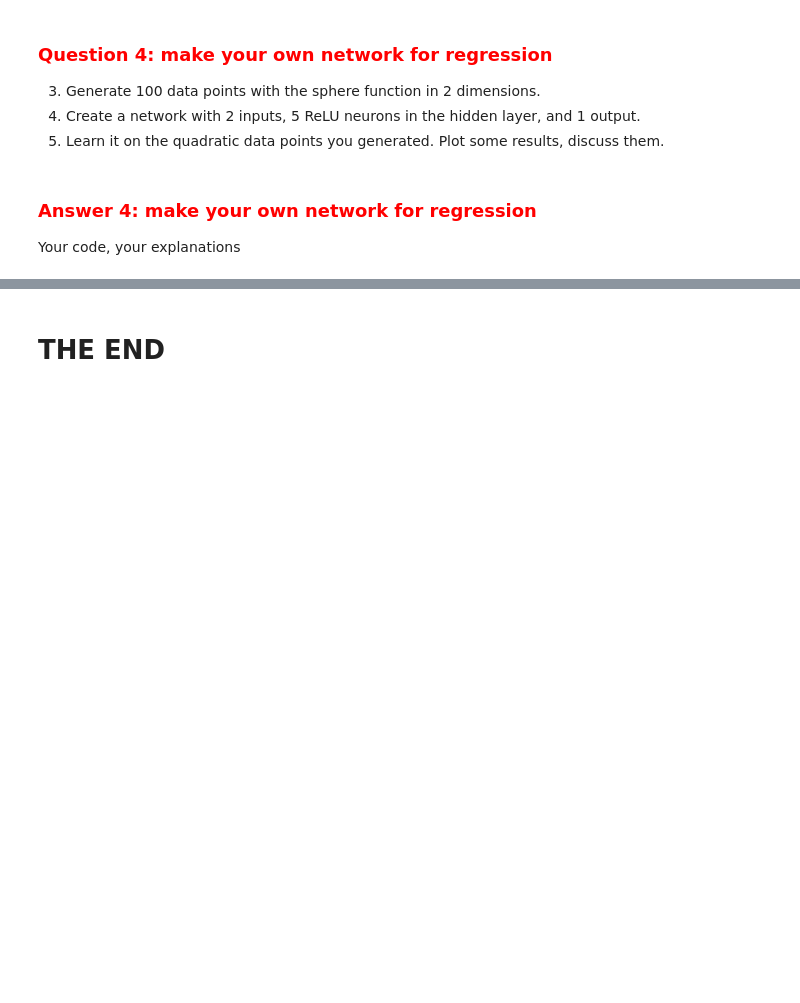
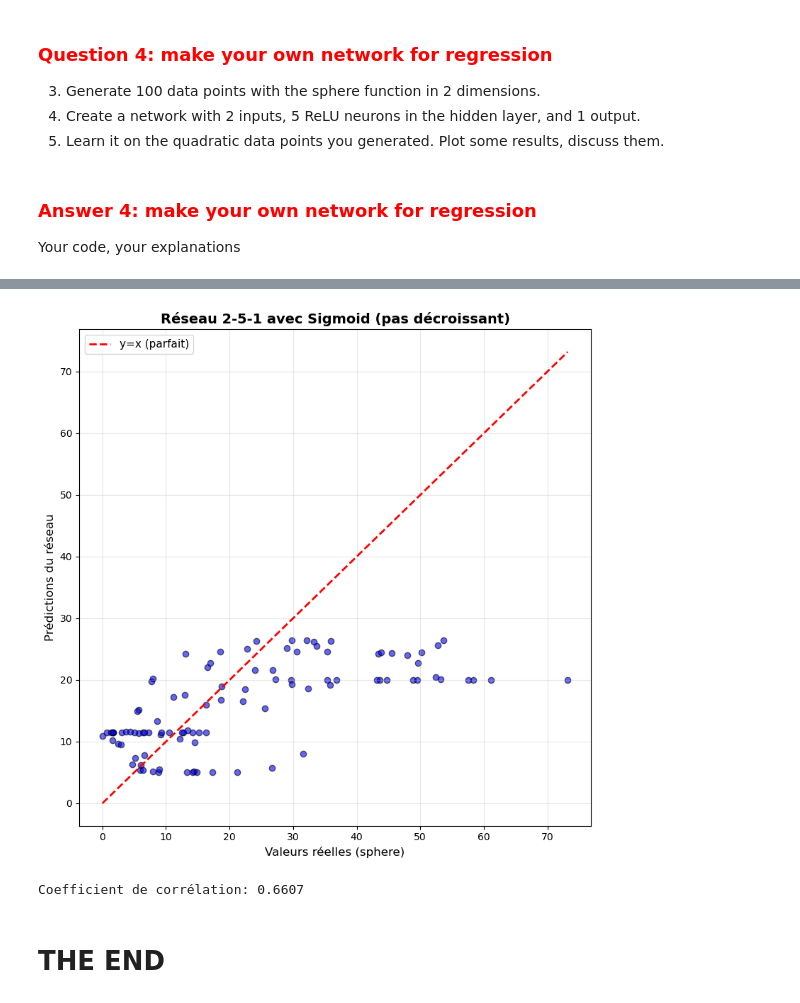
Before and after one commit to ouad002/gradient_descent_percepetron, a Jupyter notebook: NN_regression.ipynb, the cells around one changed output, grey strips where cells are left out. Saved outputs shown, nothing was run; the diff lists cells and outputs as text; code cells hidden in the pictures; blank space fills up the shorter version.

```diff
--- a/NN_regression.ipynb
+++ b/NN_regression.ipynb
@@ -284,2 +538,31 @@ Your code, your explanations
+# %%
+## 8. Visualisation des prédictions (meilleur résultat sigmoid)
+
+# Utiliser le meilleur réseau (sigmoid avec décroissance)
+used_activation = [sigmoid, linear]
+weights_best = vector_to_weights(res_sigmoid_decay["x_best"], used_network_structure)
+predicted_output = forward_propagation(
+    used_data["data"],
+    weights_best,
+    used_activation
+)
+
+plt.figure(figsize=(8, 8))
+plt.scatter(used_data["target"], predicted_output, alpha=0.6, color='blue', edgecolors='k')
+min_value = min(used_data["target"].min(), predicted_output.min())
+max_value = max(used_data["target"].max(), predicted_output.max())
+plt.plot([min_value, max_value], [min_value, max_value], color='red', linestyle='--', linewidth=2, label='y=x (parfait)')
+plt.xlabel('Valeurs réelles (sphere)', fontsize=12)
+plt.ylabel('Prédictions du réseau', fontsize=12)
+plt.title('Réseau 2-5-1 avec Sigmoid (pas décroissant)', fontsize=14, fontweight='bold')
+plt.legend(fontsize=11)
+plt.grid(True, alpha=0.3)
+plt.tight_layout()
+plt.show()
+
+print(f"Coefficient de corrélation: {np.corrcoef(used_data['target'], predicted_output.flatten())[0,1]:.4f}")
+# %% [output]
+[figure, added]
+Coefficient de corrélation: 0.6607
 # %% [markdown]
 # **THE END**
```
Also changed, not shown: parts of 16 cells of this notebook, 1 other file.
